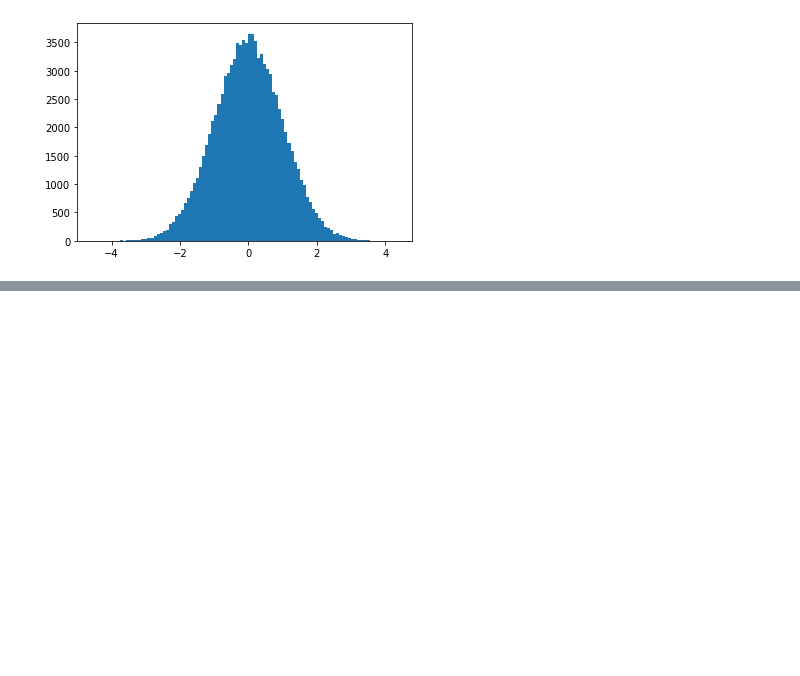
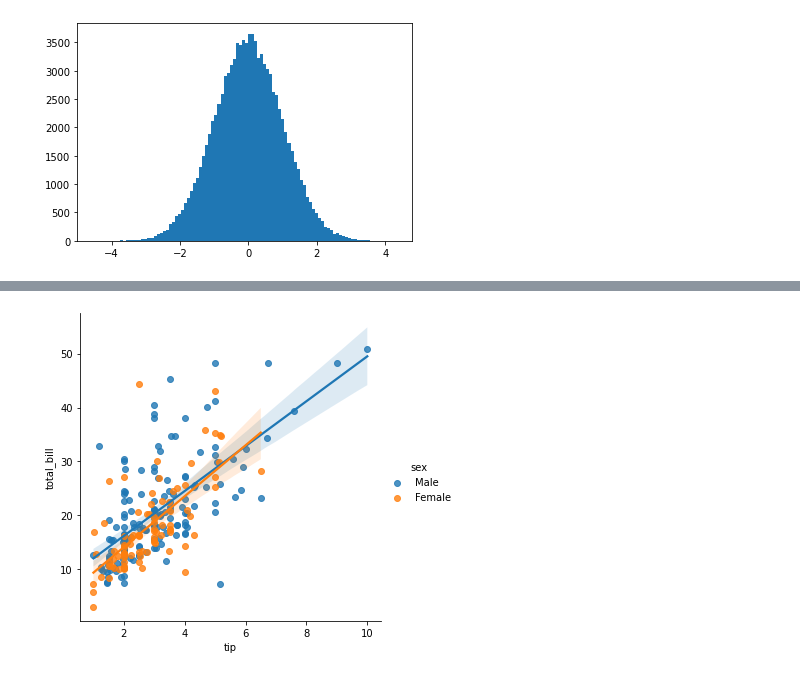
Before and after one commit to chi-hun/pandas-note, a Jupyter notebook: pandas_note.ipynb, the cells around one changed output, grey strips where cells are left out. Saved outputs shown, nothing was run; the diff lists cells and outputs as text; code cells hidden in the pictures; blank space fills up the shorter version.

```diff
--- a/pandas_note.ipynb
+++ b/pandas_note.ipynb
@@ -686,0 +707,5 @@ plt.show()
+# %%
+sns.lmplot('tip', 'total_bill', tip, hue='sex')
+plt.show()
+# %% [output]
+[figure, added]
```
Also changed, not shown: parts of 2 cells of this notebook.
